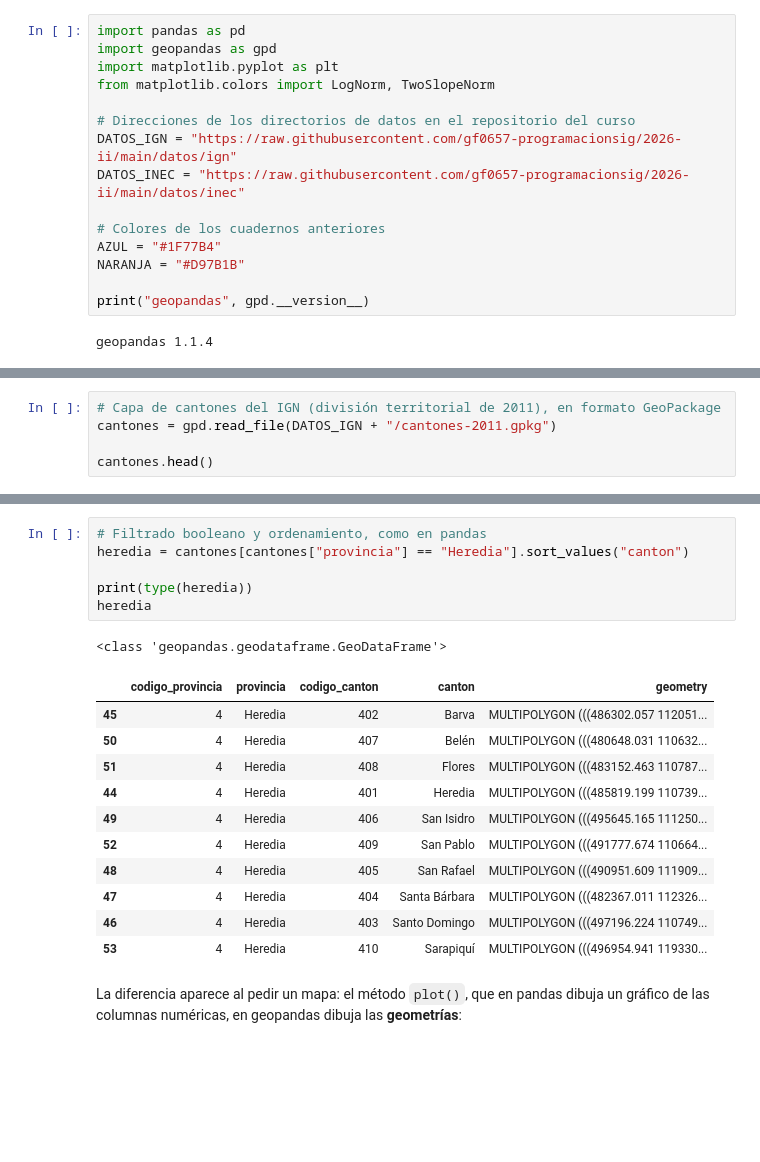
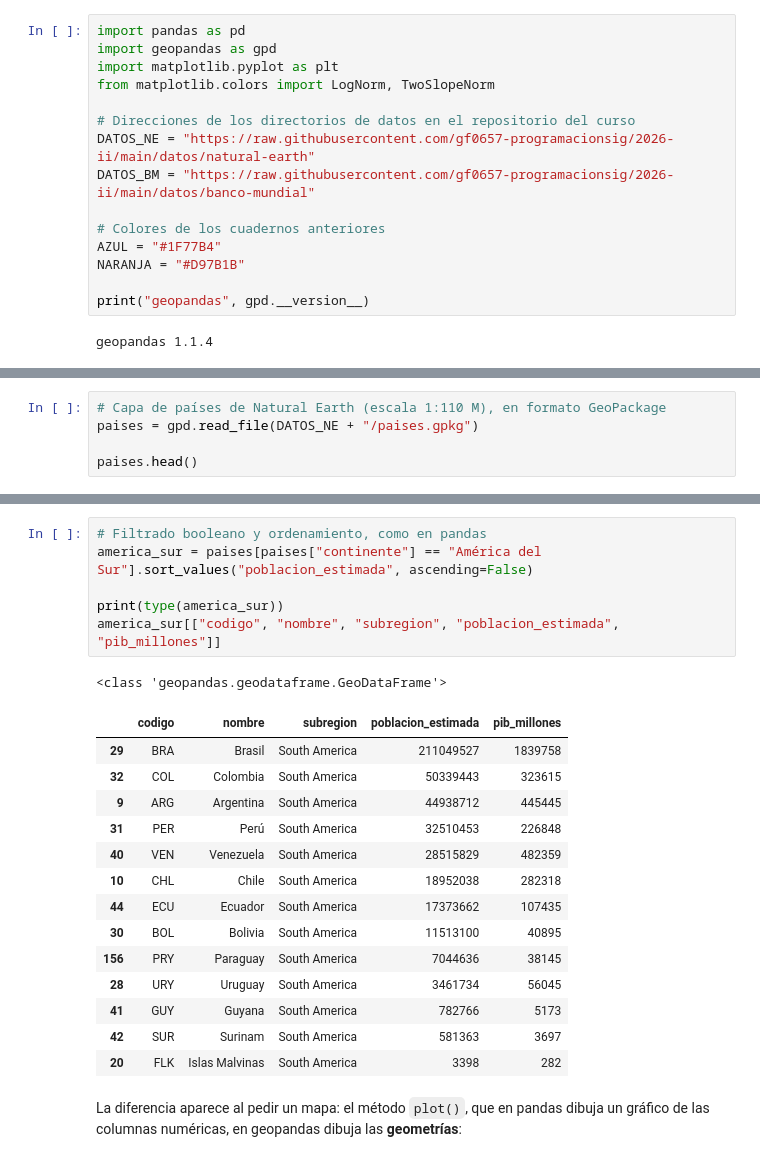
Before and after one commit to gf0657-programacionsig/2026-ii, a Jupyter notebook: contenidos/iv-procesamiento-datos-geoespaciales/17-geopandas-datos-vectoriales.ipynb, the cells around one changed output, grey strips where cells are left out. Saved outputs shown, nothing was run; the diff lists cells and outputs as text; blank space fills up the shorter version.

```diff
--- a/contenidos/iv-procesamiento-datos-geoespaciales/17-geopandas-datos-vectoriales.ipynb
+++ b/contenidos/iv-procesamiento-datos-geoespaciales/17-geopandas-datos-vectoriales.ipynb
@@ -43,8 +43,8 @@ import matplotlib.pyplot as plt
 from matplotlib.colors import LogNorm, TwoSlopeNorm
 
 # Direcciones de los directorios de datos en el repositorio del curso
-DATOS_IGN = "https://raw.githubusercontent.com/gf0657-programacionsig/2026-ii/main/datos/ign"
-DATOS_INEC = "https://raw.githubusercontent.com/gf0657-programacionsig/2026-ii/main/datos/inec"
+DATOS_NE = "https://raw.githubusercontent.com/gf0657-programacionsig/2026-ii/main/datos/natural-earth"
+DATOS_BM = "https://raw.githubusercontent.com/gf0657-programacionsig/2026-ii/main/datos/banco-mundial"
 
 # Colores de los cuadernos anteriores
 AZUL = "#1F77B4"
@@ -60,6 +60,6 @@ geopandas 1.1.4
 # %%
-# Capa de cantones del IGN (división territorial de 2011), en formato GeoPackage
-cantones = gpd.read_file(DATOS_IGN + "/cantones-2011.gpkg")
+# Capa de países de Natural Earth (escala 1:110 M), en formato GeoPackage
+paises = gpd.read_file(DATOS_NE + "/paises.gpkg")
 
-cantones.head()
+paises.head()
 # %% [output]
@@ -138,21 +129,24 @@ Todas las operaciones de pandas funcionan igual, y el resultado conserva la geom
 # %%
 # Filtrado booleano y ordenamiento, como en pandas
-heredia = cantones[cantones["provincia"] == "Heredia"].sort_values("canton")
+america_sur = paises[paises["continente"] == "América del Sur"].sort_values("poblacion_estimada", ascending=False)
 
-print(type(heredia))
-heredia
+print(type(america_sur))
+america_sur[["codigo", "nombre", "subregion", "poblacion_estimada", "pib_millones"]]
 # %% [output]
 <class 'geopandas.geodataframe.GeoDataFrame'>
-|  | codigo_provincia | provincia | codigo_canton | canton | geometry |
-| 45 | 4 | Heredia | 402 | Barva | MULTIPOLYGON (((486302.057 112051... |
-| 50 | 4 | Heredia | 407 | Belén | MULTIPOLYGON (((480648.031 110632... |
-| 51 | 4 | Heredia | 408 | Flores | MULTIPOLYGON (((483152.463 110787... |
-| 44 | 4 | Heredia | 401 | Heredia | MULTIPOLYGON (((485819.199 110739... |
-| 49 | 4 | Heredia | 406 | San Isidro | MULTIPOLYGON (((495645.165 111250... |
-| 52 | 4 | Heredia | 409 | San Pablo | MULTIPOLYGON (((491777.674 110664... |
-| 48 | 4 | Heredia | 405 | San Rafael | MULTIPOLYGON (((490951.609 111909... |
-| 47 | 4 | Heredia | 404 | Santa Bárbara | MULTIPOLYGON (((482367.011 112326... |
-| 46 | 4 | Heredia | 403 | Santo Domingo | MULTIPOLYGON (((497196.224 110749... |
-| 53 | 4 | Heredia | 410 | Sarapiquí | MULTIPOLYGON (((496954.941 119330... |
+|  | codigo | nombre | subregion | poblacion_estimada | pib_millones |
+| 29 | BRA | Brasil | South America | 211049527 | 1839758 |
+| 32 | COL | Colombia | South America | 50339443 | 323615 |
+| 9 | ARG | Argentina | South America | 44938712 | 445445 |
+| 31 | PER | Perú | South America | 32510453 | 226848 |
+| 40 | VEN | Venezuela | South America | 28515829 | 482359 |
+| 10 | CHL | Chile | South America | 18952038 | 282318 |
+| 44 | ECU | Ecuador | South America | 17373662 | 107435 |
+| 30 | BOL | Bolivia | South America | 11513100 | 40895 |
+| 156 | PRY | Paraguay | South America | 7044636 | 38145 |
+| 28 | URY | Uruguay | South America | 3461734 | 56045 |
+| 41 | GUY | Guyana | South America | 782766 | 5173 |
+| 42 | SUR | Surinam | South America | 581363 | 3697 |
+| 20 | FLK | Islas Malvinas | South America | 3398 | 282 |
 # %% [markdown]
 La diferencia aparece al pedir un mapa: el método `plot()`, que en pandas dibuja un gráfico de las columnas numéricas, en geopandas dibuja las **geometrías**:
```
Also changed, not shown: parts of 98 cells of this notebook, 2 other files.
